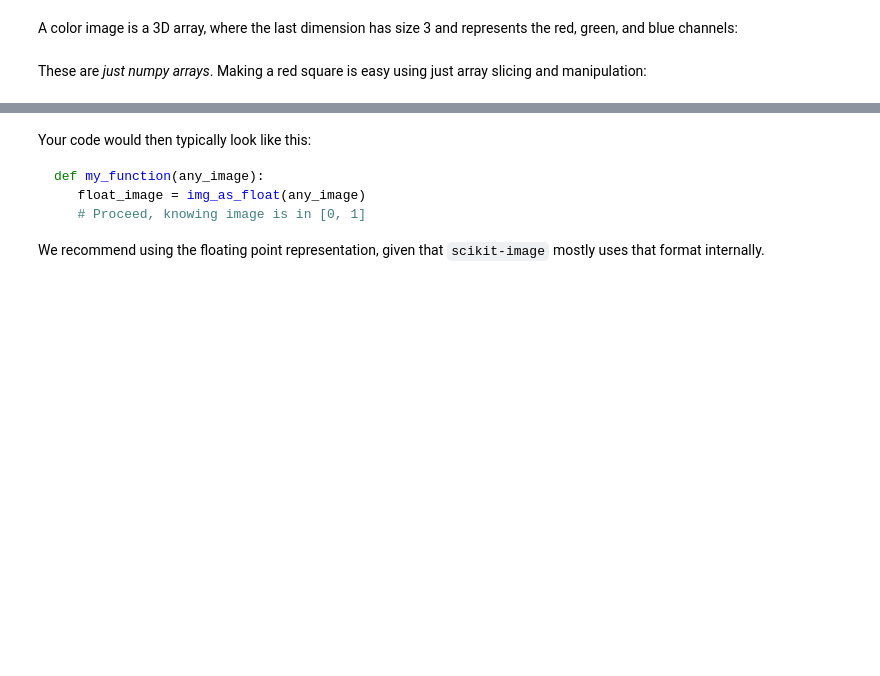
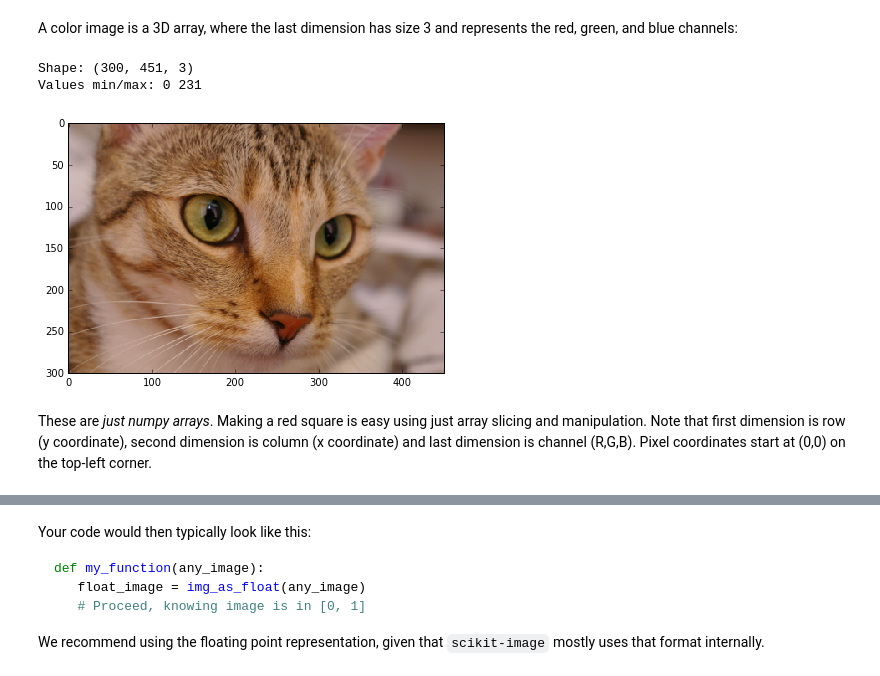
Before and after one commit to rmegret/visionlab, a Jupyter notebook: lectures/00_images_are_arrays.ipynb, the cells around one changed output, grey strips where cells are left out. Saved outputs shown, nothing was run; the diff lists cells and outputs as text; code cells hidden in the pictures; blank space fills up the shorter version.

```diff
--- a/lectures/00_images_are_arrays.ipynb
+++ b/lectures/00_images_are_arrays.ipynb
@@ -29,9 +48,14 @@ A color image is a 3D array, where the last dimension has size 3 and represents
 # %%
 cat = data.chelsea()
 print("Shape:", cat.shape)
 print("Values min/max:", cat.min(), cat.max())
 
 plt.imshow(cat, interpolation='nearest');
+plt.tight_layout()
+# %% [output]
+Shape: (300, 451, 3)
+Values min/max: 0 231
+[figure, added]
 # %% [markdown]
-These are *just numpy arrays*. Making a red square is easy using just array slicing and manipulation:
+These are *just numpy arrays*. Making a red square is easy using just array slicing and manipulation. Note that first dimension is row (y coordinate), second dimension is column (x coordinate) and last dimension is channel (R,G,B). Pixel coordinates start at (0,0) on the top-left corner.
 # %%
```
Also changed, not shown: parts of 66 cells of this notebook, 3 other files.
